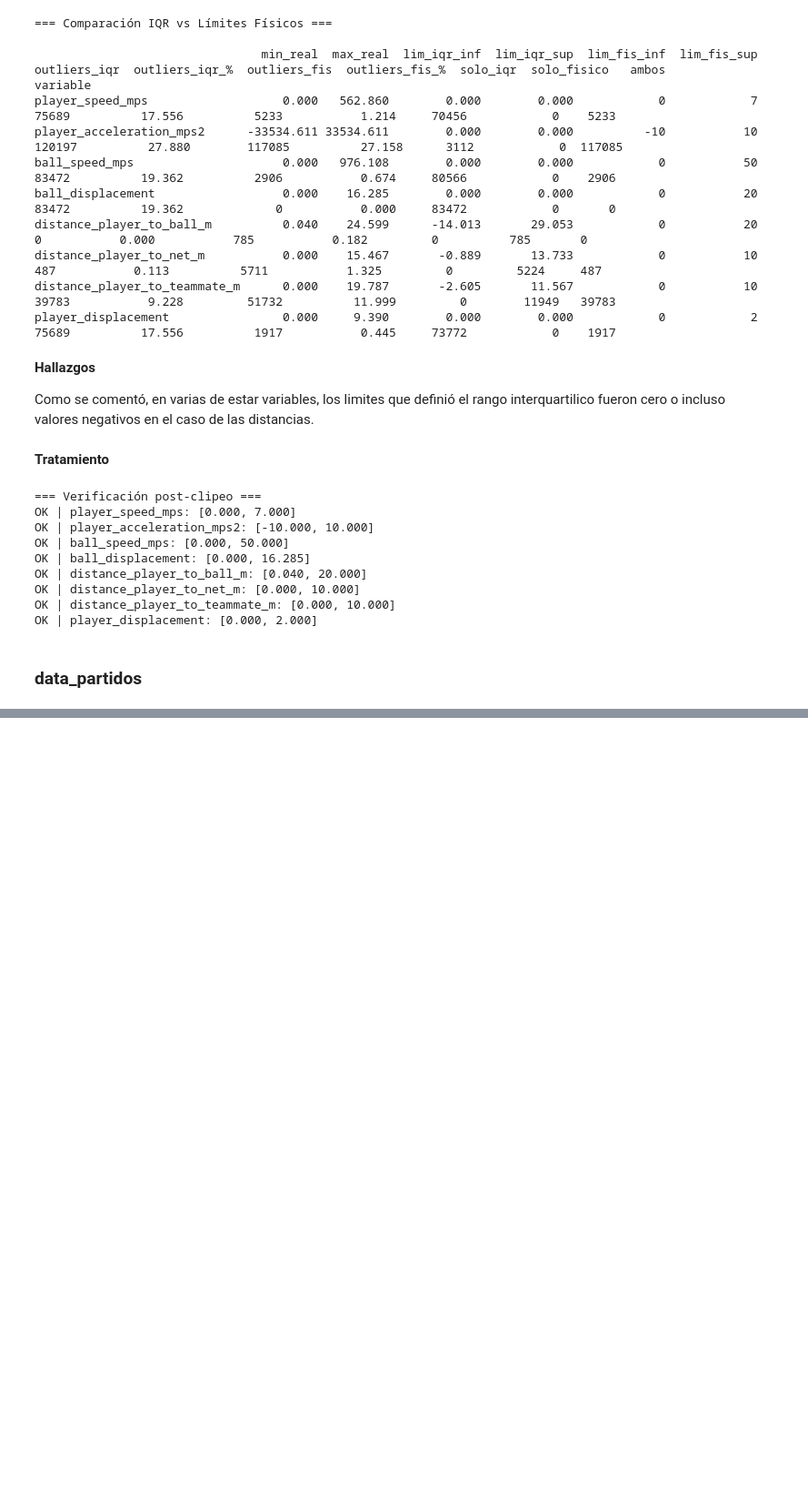
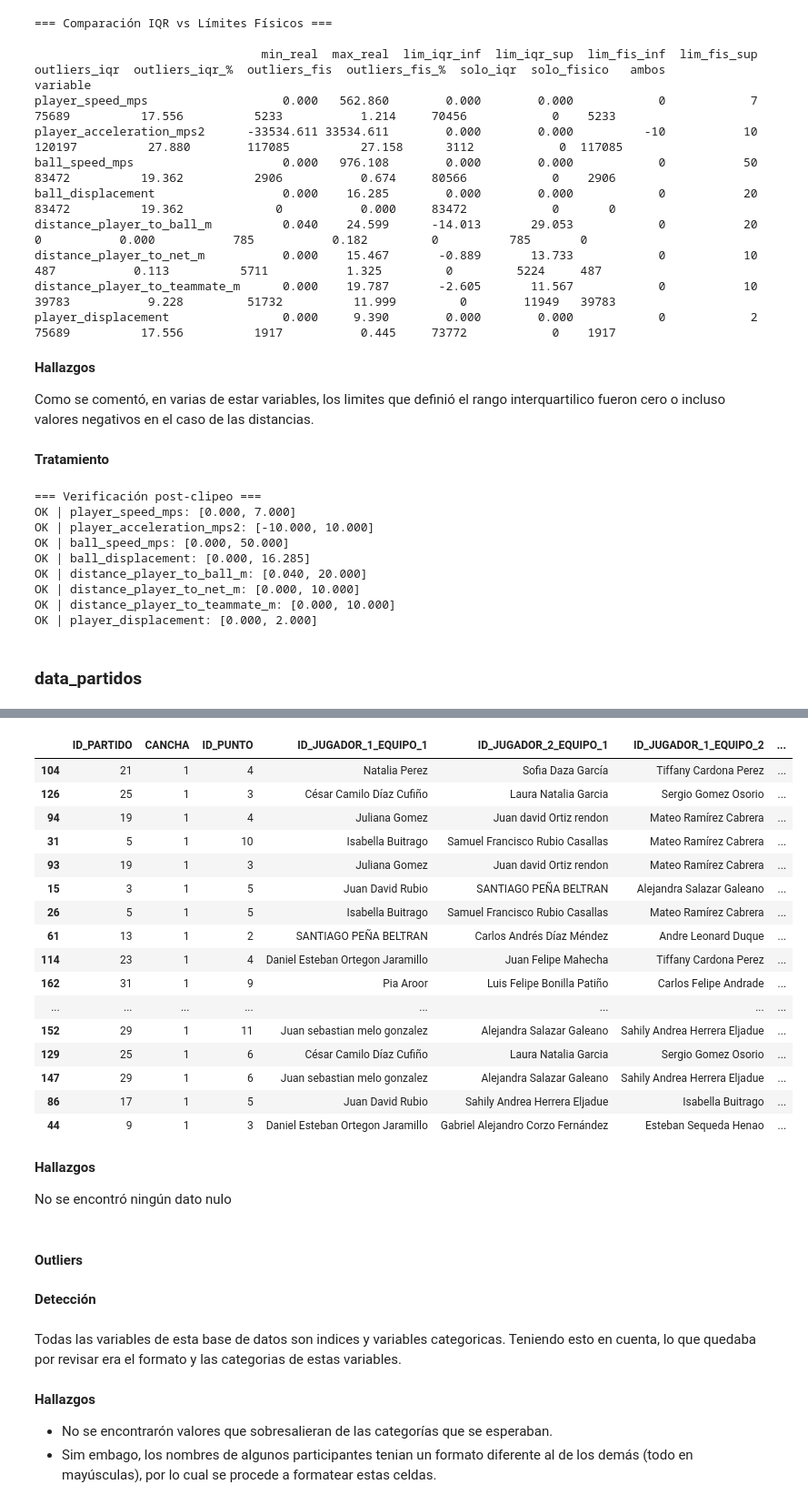
Before and after one commit to Brayan-137/ad-proyecto-final, a Jupyter notebook: main.ipynb, the cells around one changed output, grey strips where cells are left out. Shown at 91% size. Drawn from its saved outputs; the diff is of its cells as text; code cells hidden in the pictures; blank space fills up the shorter version.

Commit message:
Null and outlier values detection and treatment for data_partidos

```diff
--- a/main.ipynb
+++ b/main.ipynb
@@ -406,0 +432,35 @@ OK | player_displacement: [0.000, 2.000]
+# %%
+data_partidos.sample(20)
+# %% [output]
+|  | ID_PARTIDO | CANCHA | ID_PUNTO | ID_JUGADOR_1_EQUIPO_1 | ID_JUGADOR_2_EQUIPO_1 | ID_JUGADOR_1_EQUIPO_2 | ... |
+| 104 | 21 | 1 | 4 | Natalia Perez | Sofia Daza García | Tiffany Cardona Perez | ... |
+| 126 | 25 | 1 | 3 | César Camilo Díaz Cufiño | Laura Natalia Garcia | Sergio Gomez Osorio | ... |
+| 94 | 19 | 1 | 4 | Juliana Gomez | Juan david Ortiz rendon | Mateo Ramírez Cabrera | ... |
+| 31 | 5 | 1 | 10 | Isabella Buitrago | Samuel Francisco Rubio Casallas | Mateo Ramírez Cabrera | ... |
+| 93 | 19 | 1 | 3 | Juliana Gomez | Juan david Ortiz rendon | Mateo Ramírez Cabrera | ... |
+| 15 | 3 | 1 | 5 | Juan David Rubio | SANTIAGO PEÑA BELTRAN | Alejandra Salazar Galeano | ... |
+| 26 | 5 | 1 | 5 | Isabella Buitrago | Samuel Francisco Rubio Casallas | Mateo Ramírez Cabrera | ... |
+| 61 | 13 | 1 | 2 | SANTIAGO PEÑA BELTRAN | Carlos Andrés Díaz Méndez | Andre Leonard Duque | ... |
+| 114 | 23 | 1 | 4 | Daniel Esteban Ortegon Jaramillo | Juan Felipe Mahecha | Tiffany Cardona Perez | ... |
+| 162 | 31 | 1 | 9 | Pia Aroor | Luis Felipe Bonilla Patiño | Carlos Felipe Andrade | ... |
+| ... | ... | ... | ... | ... | ... | ... | ... |
+| 152 | 29 | 1 | 11 | Juan sebastian melo gonzalez | Alejandra Salazar Galeano | Sahily Andrea Herrera Eljadue | ... |
+| 129 | 25 | 1 | 6 | César Camilo Díaz Cufiño | Laura Natalia Garcia | Sergio Gomez Osorio | ... |
+| 147 | 29 | 1 | 6 | Juan sebastian melo gonzalez | Alejandra Salazar Galeano | Sahily Andrea Herrera Eljadue | ... |
+| 86 | 17 | 1 | 5 | Juan David Rubio | Sahily Andrea Herrera Eljadue | Isabella Buitrago | ... |
+| 44 | 9 | 1 | 3 | Daniel Esteban Ortegon Jaramillo | Gabriel Alejandro Corzo Fernández | Esteban Sequeda Henao | ... |
+# %% [markdown]
+**Hallazgos**
+
+No se encontró ningún dato nulo
+# %% [markdown]
+#### Outliers
+# %% [markdown]
+**Detección**
+# %% [markdown]
+Todas las variables de esta base de datos son indices y variables categoricas. Teniendo esto en cuenta, lo que quedaba por revisar era el formato y las categorias de estas variables.
+# %% [markdown]
+**Hallazgos**
+
+- No se encontrarón valores que sobresalieran de las categorías que se esperaban.
+- Sim embago, los nombres de algunos participantes tenian un formato diferente al de los demás (todo en mayúsculas), por lo cual se procede a formatear estas celdas.
```
Also changed, not shown: parts of 6 cells of this notebook.
